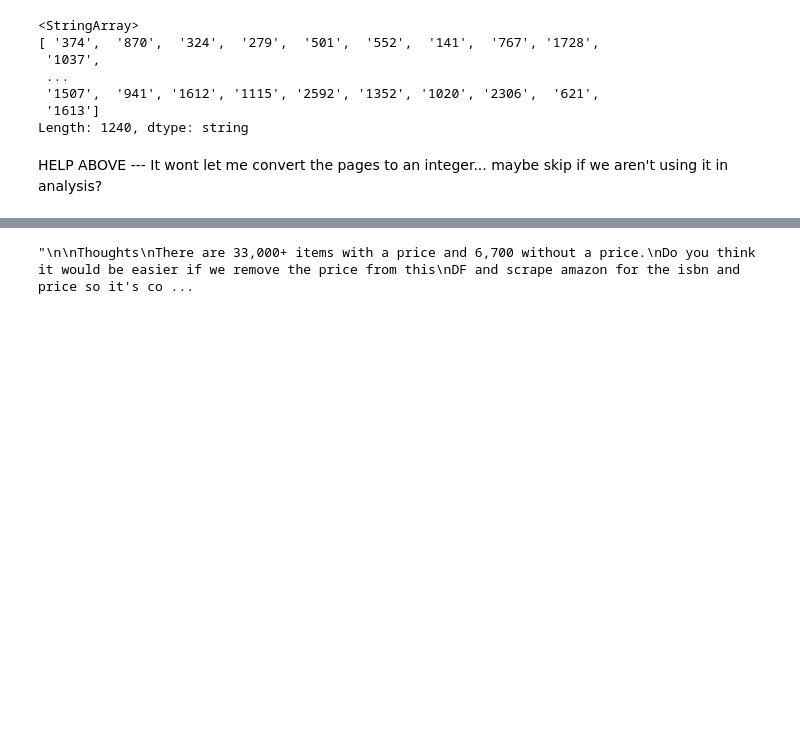
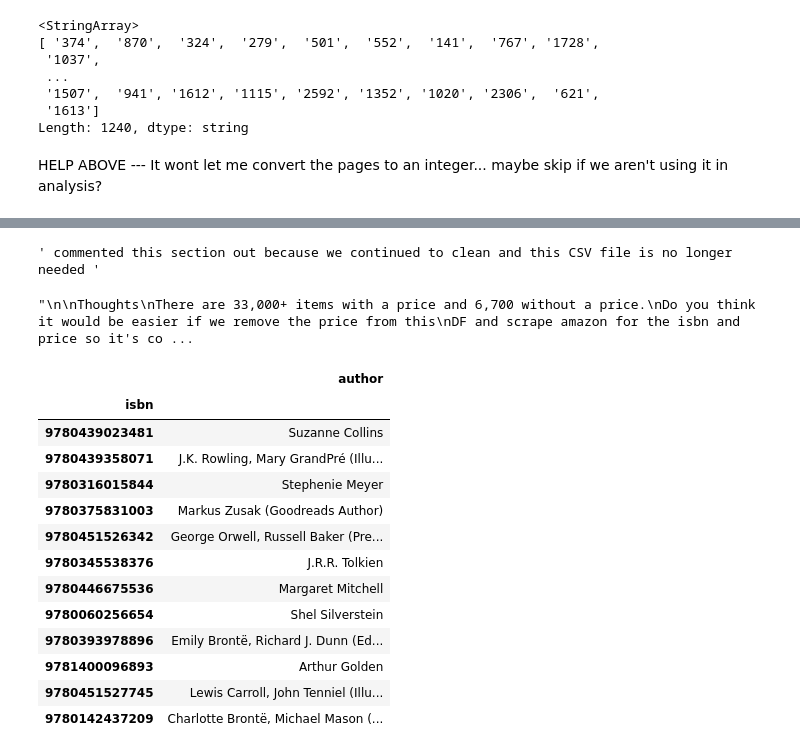
Before and after one commit to mattapallisravya/ETL-Project-Goodreads, a Jupyter notebook: Extract.ipynb, the cells around one changed output, grey strips where cells are left out. Cells and saved outputs as stored; diff of their text form; code cells hidden in the pictures; blank space fills up the shorter version.

```diff
--- a/Extract.ipynb
+++ b/Extract.ipynb
@@ -98,10 +98,13 @@ book_df2.head()
 | 5 | The Book Thief | Markus Zusak (Goodreads Author) | 4.37 | Librarian's note: An alternate co... | English | 9780375831003 | ['Historical Fiction', 'Fiction',... | 552 | 03/14/06 | Alfred A. Knopf | ... |
 | 6 | Animal Farm | George Orwell, Russell Baker (Pre... | 3.95 | Librarian's note: There is an Alt... | English | 9780451526342 | ['Classics', 'Fiction', 'Dystopia... | 141 | 04/28/96 | Signet Classics | ... |
 # %%
+''' commented this section out because we continued to clean and this CSV file is no longer needed '''
+
 
 # export to csv to share with the team
-
-book_df2.to_csv('clean_book_data_1.csv', index=False)
+#book_df2.to_csv('clean_book_data_1.csv', index=False)
+# %% [output]
+' commented this section out because we continued to clean and this CSV file is no longer needed '
 # %%
 
 '''
@@ -141,3 +144,22 @@ Would it be easier to scrape if we remove anything after a comma so we only have
 '''
 # %% [output]
 "\n\nThoughts\nThere are 33,000+ items with a price and 6,700 without a price.\nDo you think it would be easier if we remove the price from this\nDF and scrape amazon for the isbn and price so it's co ...
+# %%
+test_df = book_df2[['author', 'isbn']].copy()
+test_df = test_df.set_index('isbn')
+test_df.head(12)
+# %% [output]
+|  | author |
+| isbn |  |
+| 9780439023481 | Suzanne Collins |
+| 9780439358071 | J.K. Rowling, Mary GrandPré (Illu... |
+| 9780316015844 | Stephenie Meyer |
+| 9780375831003 | Markus Zusak (Goodreads Author) |
+| 9780451526342 | George Orwell, Russell Baker (Pre... |
+| 9780345538376 | J.R.R. Tolkien |
+| 9780446675536 | Margaret Mitchell |
+| 9780060256654 | Shel Silverstein |
+| 9780393978896 | Emily Brontë, Richard J. Dunn (Ed... |
+| 9781400096893 | Arthur Golden |
+| 9780451527745 | Lewis Carroll, John Tenniel (Illu... |
+| 9780142437209 | Charlotte Brontë, Michael Mason (... |
```
Also changed, not shown: parts of 7 cells of this notebook, 3 other files.
